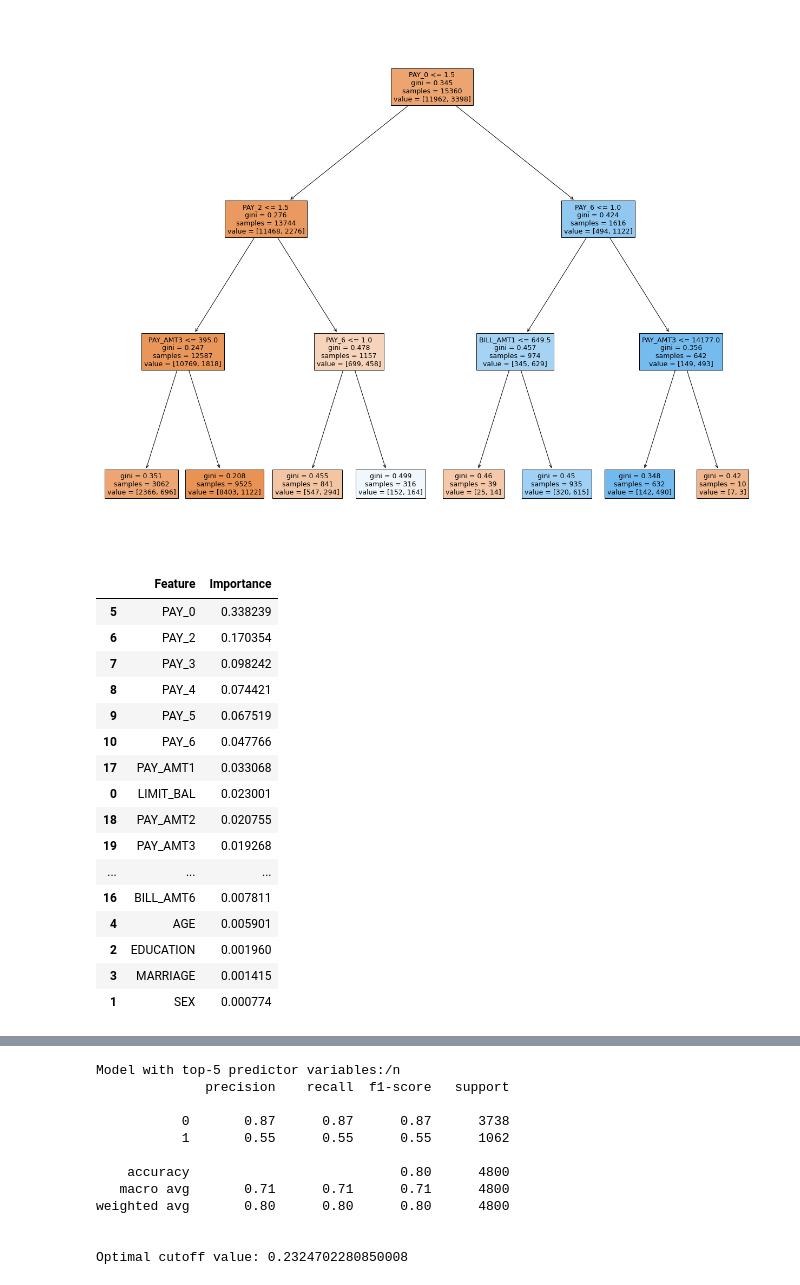
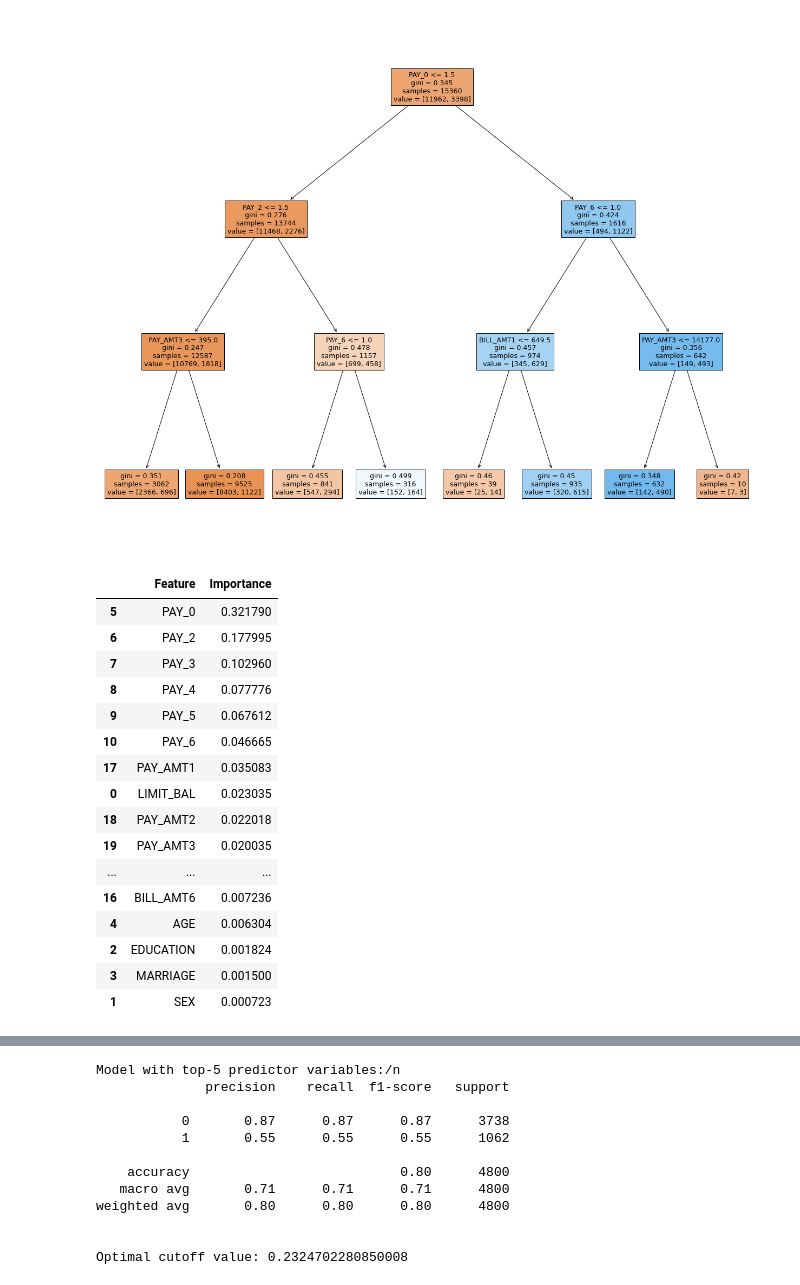
Before and after one commit to Evan-Callaghan/DATA-448-Predictive-Analytics, a Jupyter notebook: Exams/Exam 1.ipynb, the cells around one changed output, grey strips where cells are left out. Saved outputs shown, nothing was run; the diff lists cells and outputs as text; code cells hidden in the pictures.

```diff
--- a/Exams/Exam 1.ipynb
+++ b/Exams/Exam 1.ipynb
@@ -170,7 +170,7 @@ X_training = training.drop(columns = ['default payment next month'])
 Y_training = training['default payment next month']
 
 ## Splitting the data
-X_training_train, X_training_test, Y_training_train, Y_training_test = train_test_split(X_training, Y_training, test_size = 0.2, stratify = Y)
+X_training_train, X_training_test, Y_training_train, Y_training_test = train_test_split(X_training, Y_training, test_size = 0.2, stratify = Y_training)
 # %%
 ## First, building a plot tree to visualize relationships
 
@@ -200,46 +200,46 @@ plot_tree(tree_md, feature_names = X_training.columns, filled = True)
 # %%
 ## Now, computing variable importance scores
 
 ## Defining a list to store results
 results = []
 
 for i in range(0, 10):
 
     ## Splitting the data
-    X_training_train, X_training_test, Y_training_train, Y_training_test = train_test_split(X_training, Y_training, test_size = 0.2, stratify = Y)
+    X_training_train, X_training_test, Y_training_train, Y_training_test = train_test_split(X_training, Y_training, test_size = 0.2, stratify = Y_training)
 
     ## Building the model
     rf_md = RandomForestClassifier(max_depth = 5, n_estimators = 500).fit(X_training_train, Y_training_train)
 
     ## Extracting feature importance scores
     results.append(rf_md.feature_importances_)
 
 ## Changing results list to a dataframe
 results = pd.DataFrame(results, columns = X_training.columns)
 
 ## Computing averages and sorting variables by importance
 results = pd.DataFrame(results.apply(np.mean, axis = 0))
 results = pd.DataFrame({'Feature': results.index, 'Importance': results[0].values}).sort_values(by = 'Importance', ascending = False)
 
 results
 # %% [output]
 |  | Feature | Importance |
-| 5 | PAY_0 | 0.338239 |
-| 6 | PAY_2 | 0.170354 |
-| 7 | PAY_3 | 0.098242 |
-| 8 | PAY_4 | 0.074421 |
-| 9 | PAY_5 | 0.067519 |
-| 10 | PAY_6 | 0.047766 |
-| 17 | PAY_AMT1 | 0.033068 |
-| 0 | LIMIT_BAL | 0.023001 |
-| 18 | PAY_AMT2 | 0.020755 |
-| 19 | PAY_AMT3 | 0.019268 |
+| 5 | PAY_0 | 0.321790 |
+| 6 | PAY_2 | 0.177995 |
+| 7 | PAY_3 | 0.102960 |
+| 8 | PAY_4 | 0.077776 |
+| 9 | PAY_5 | 0.067612 |
+| 10 | PAY_6 | 0.046665 |
+| 17 | PAY_AMT1 | 0.035083 |
+| 0 | LIMIT_BAL | 0.023035 |
+| 18 | PAY_AMT2 | 0.022018 |
+| 19 | PAY_AMT3 | 0.020035 |
 | ... | ... | ... |
-| 16 | BILL_AMT6 | 0.007811 |
-| 4 | AGE | 0.005901 |
-| 2 | EDUCATION | 0.001960 |
-| 3 | MARRIAGE | 0.001415 |
-| 1 | SEX | 0.000774 |
+| 16 | BILL_AMT6 | 0.007236 |
+| 4 | AGE | 0.006304 |
+| 2 | EDUCATION | 0.001824 |
+| 3 | MARRIAGE | 0.001500 |
+| 1 | SEX | 0.000723 |
 # %%
 ## Feature 1: Mean payment amount
 training['Mean_Payment'] = np.mean(training[['PAY_AMT1', 'PAY_AMT2', 'PAY_AMT3', 'PAY_AMT4', 'PAY_AMT5', 'PAY_AMT6']], axis = 1)
```
Also changed, not shown: parts of 8 cells of this notebook.
